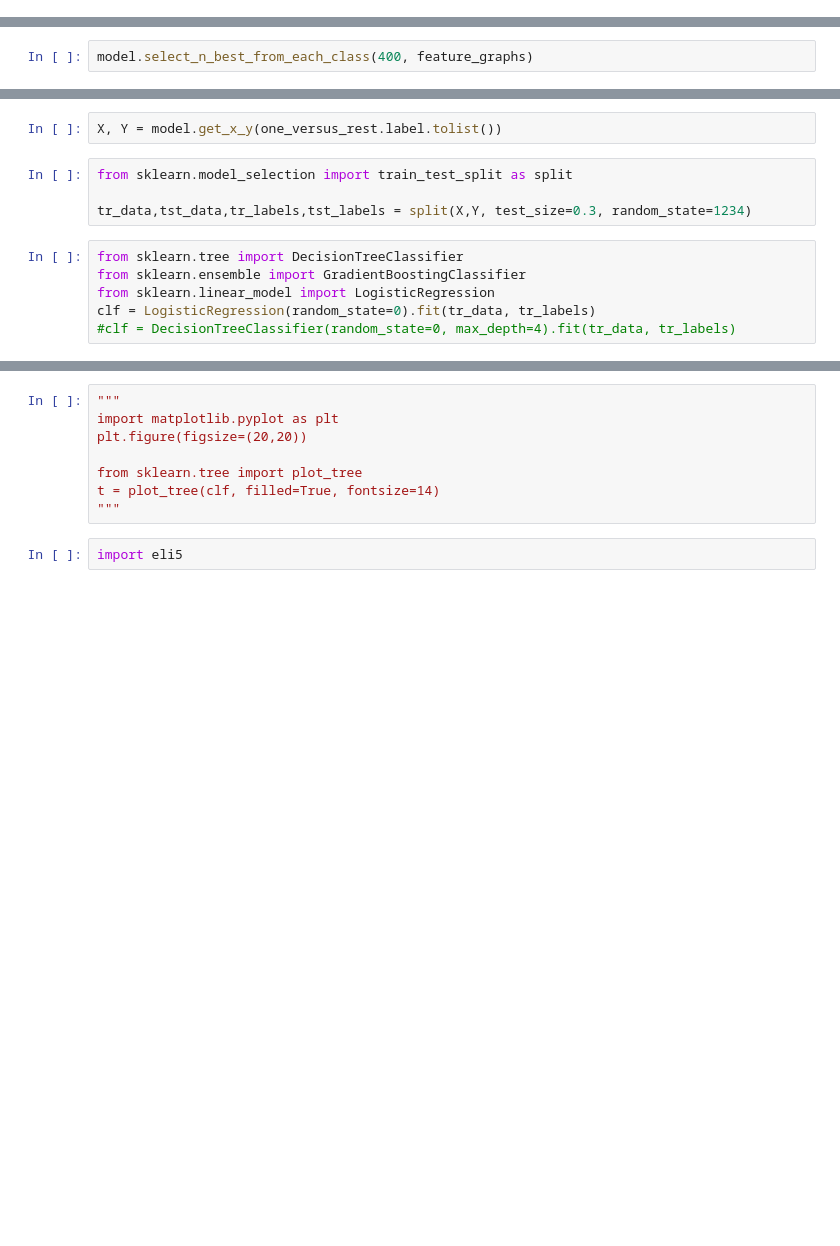
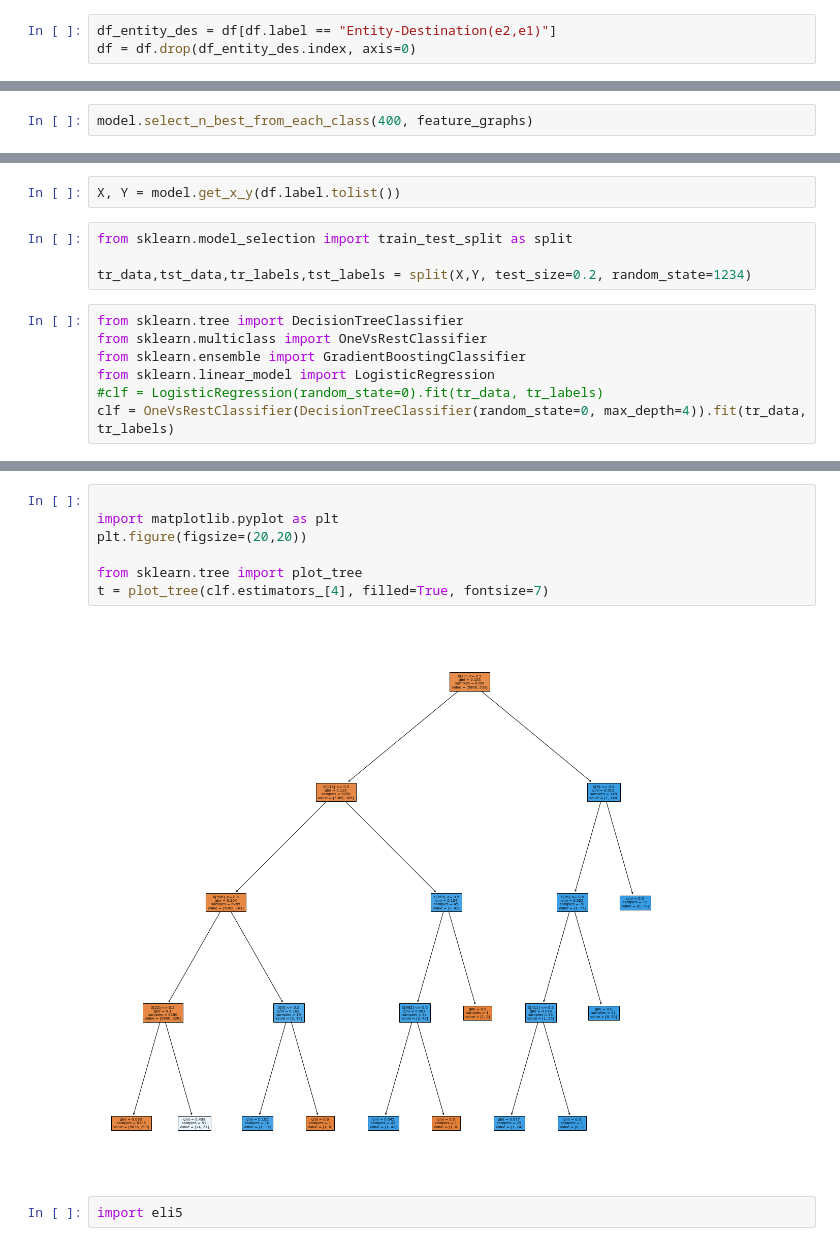
Before and after one commit to adaamko/POTATO, a Jupyter notebook: notebooks/experiments.ipynb, the cells around one changed output, grey strips where cells are left out. Drawn from its saved outputs; the diff is of its cells as text; blank space fills up the shorter version.

```diff
--- a/notebooks/experiments.ipynb
+++ b/notebooks/experiments.ipynb
@@ -16 +32,4 @@ one_versus_rest = data.one_versus_rest(df, "Entity-Destination(e1,e2)")
+# %%
+df_entity_des = df[df.label == "Entity-Destination(e2,e1)"]
+df = df.drop(df_entity_des.index, axis=0)
 # %%
@@ -46,15 +87,16 @@ one_versus_rest.label
 # %%
-X, Y = model.get_x_y(one_versus_rest.label.tolist())
+X, Y = model.get_x_y(df.label.tolist())
 # %%
 from sklearn.model_selection import train_test_split as split
 
-tr_data,tst_data,tr_labels,tst_labels = split(X,Y, test_size=0.3, random_state=1234)
+tr_data,tst_data,tr_labels,tst_labels = split(X,Y, test_size=0.2, random_state=1234)
 # %%
 from sklearn.tree import DecisionTreeClassifier
+from sklearn.multiclass import OneVsRestClassifier
 from sklearn.ensemble import GradientBoostingClassifier
 from sklearn.linear_model import LogisticRegression
-clf = LogisticRegression(random_state=0).fit(tr_data, tr_labels)
-#clf = DecisionTreeClassifier(random_state=0, max_depth=4).fit(tr_data, tr_labels)
+#clf = LogisticRegression(random_state=0).fit(tr_data, tr_labels)
+clf = OneVsRestClassifier(DecisionTreeClassifier(random_state=0, max_depth=4)).fit(tr_data, tr_labels)
 # %%
 from sklearn.metrics import precision_recall_fscore_support
 from sklearn.metrics import classification_report
@@ -76,11 +219,12 @@ print(indices)
 # %%
-"""
+
 import matplotlib.pyplot as plt
 plt.figure(figsize=(20,20))
 
 from sklearn.tree import plot_tree
-t = plot_tree(clf, filled=True, fontsize=14)
-"""
+t = plot_tree(clf.estimators_[4], filled=True, fontsize=7)
+# %% [output]
+[figure, added]
 # %%
 import eli5
 # %%
```
Also changed, not shown: parts of 39 cells of this notebook, 3 other files.
